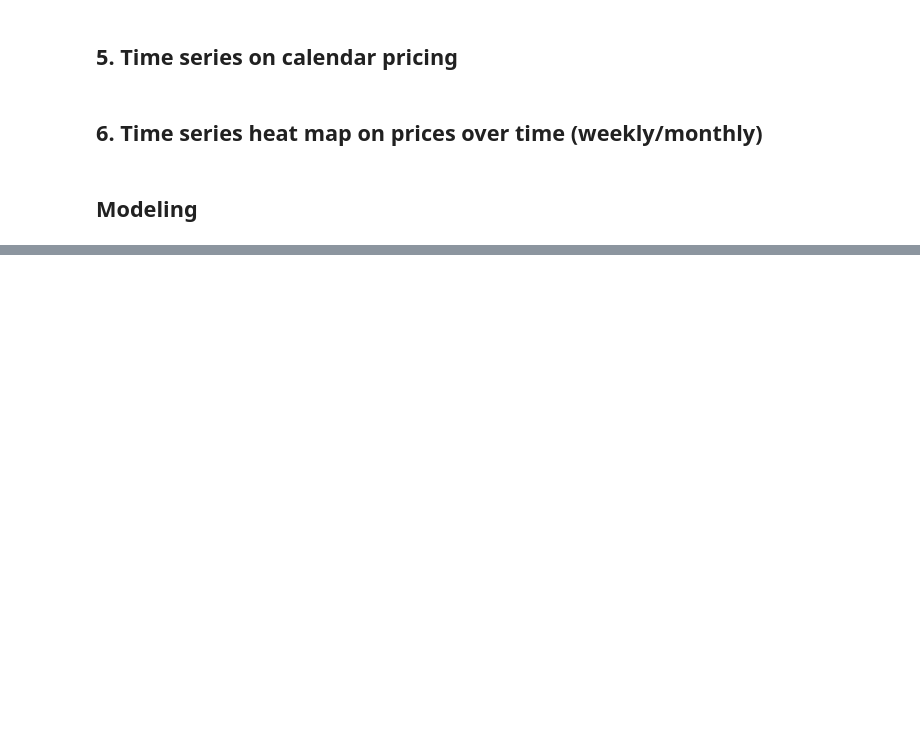
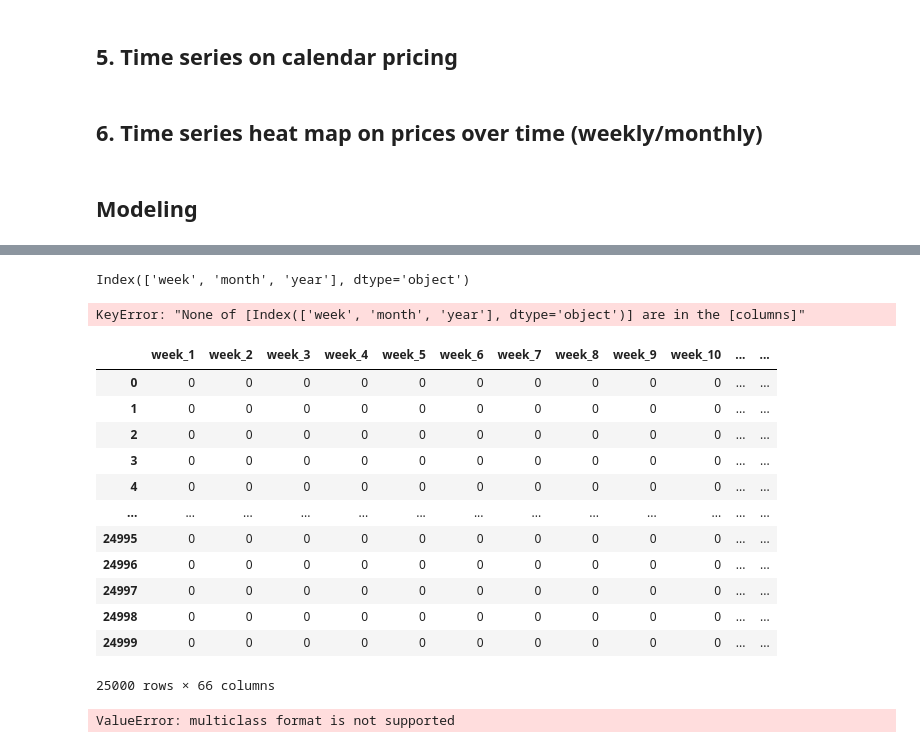
Before and after one commit to WinrichSy/AirBnBusiness, a Jupyter notebook: AirBnb Capstone.ipynb, the cells around one changed output, grey strips where cells are left out. Drawn from its saved outputs; the diff is of its cells as text; code cells hidden in the pictures; blank space fills up the shorter version.

```diff
--- a/AirBnb Capstone.ipynb
+++ b/AirBnb Capstone.ipynb
@@ -847,3 +989,5 @@ dt = DecisionTreeClassifier()
 # GNB = GaussianNB()
 # MNB = MultinomialNB()
 # BNB = BernouliNB()
+# %%
+X = pd.read_csv('Data/Paris/the_calendar_to_use.csv', nrows=25000)
@@ -849,0 +996,30 @@ dt = DecisionTreeClassifier()
+# %%
+X.drop(columns=['price','Unnamed: 0', 'available', 'date', 'listing_id', 'minimum_nights','maximum_nights'], inplace=True)
+# %%
+X.columns
+# %% [output]
+Index(['week', 'month', 'year'], dtype='object')
+# %%
+X = pd.get_dummies(X, columns=['week','month','year'],)
+# %% [output]
+KeyError: "None of [Index(['week', 'month', 'year'], dtype='object')] are in the [columns]"
+# %%
+X
+# %% [output]
+|  | week_1 | week_2 | week_3 | week_4 | week_5 | week_6 | week_7 | week_8 | week_9 | week_10 | ... | ... |
+| 0 | 0 | 0 | 0 | 0 | 0 | 0 | 0 | 0 | 0 | 0 | ... | ... |
+| 1 | 0 | 0 | 0 | 0 | 0 | 0 | 0 | 0 | 0 | 0 | ... | ... |
+| 2 | 0 | 0 | 0 | 0 | 0 | 0 | 0 | 0 | 0 | 0 | ... | ... |
+| 3 | 0 | 0 | 0 | 0 | 0 | 0 | 0 | 0 | 0 | 0 | ... | ... |
+| 4 | 0 | 0 | 0 | 0 | 0 | 0 | 0 | 0 | 0 | 0 | ... | ... |
+| ... | ... | ... | ... | ... | ... | ... | ... | ... | ... | ... | ... | ... |
+| 24995 | 0 | 0 | 0 | 0 | 0 | 0 | 0 | 0 | 0 | 0 | ... | ... |
+| 24996 | 0 | 0 | 0 | 0 | 0 | 0 | 0 | 0 | 0 | 0 | ... | ... |
+| 24997 | 0 | 0 | 0 | 0 | 0 | 0 | 0 | 0 | 0 | 0 | ... | ... |
+| 24998 | 0 | 0 | 0 | 0 | 0 | 0 | 0 | 0 | 0 | 0 | ... | ... |
+| 24999 | 0 | 0 | 0 | 0 | 0 | 0 | 0 | 0 | 0 | 0 | ... | ... |
+25000 rows × 66 columns
+# %%
+probs, thres_df, roc_auc = modelling(X,y,gb)
+# %% [output]
+ValueError: multiclass format is not supported
```
Also changed, not shown: parts of 34 cells of this notebook.
